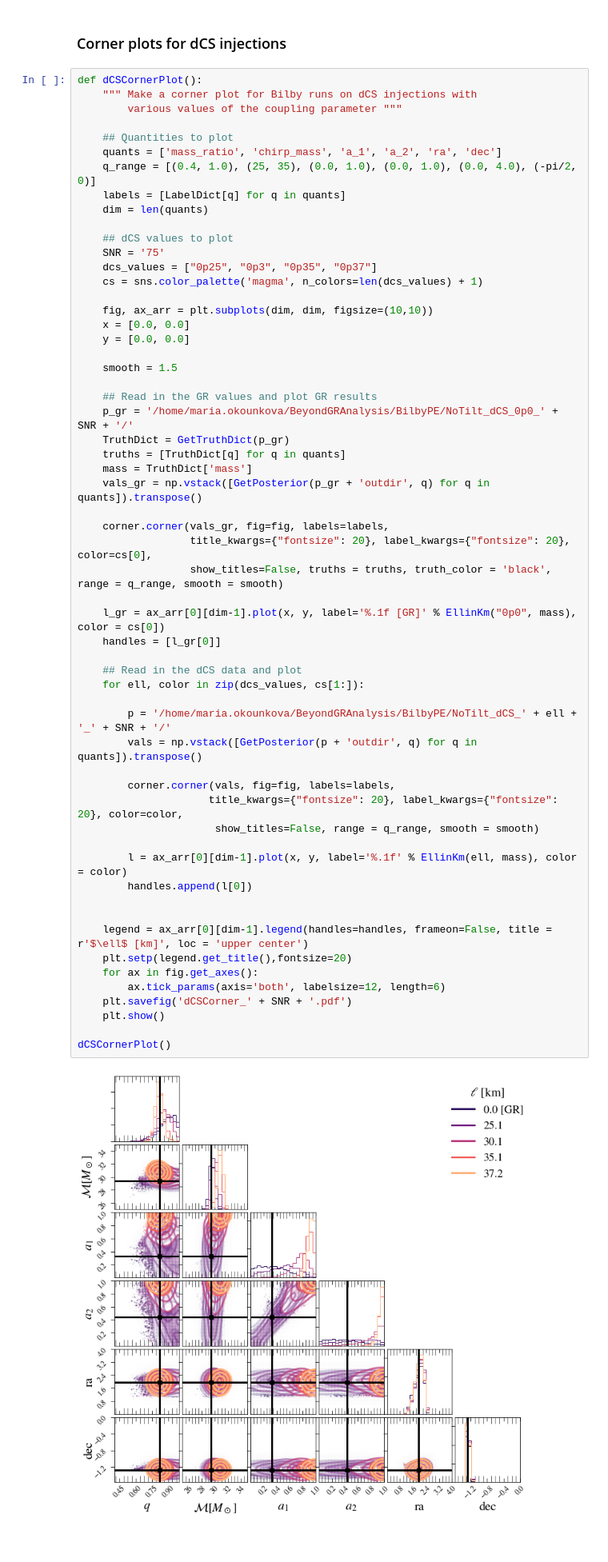
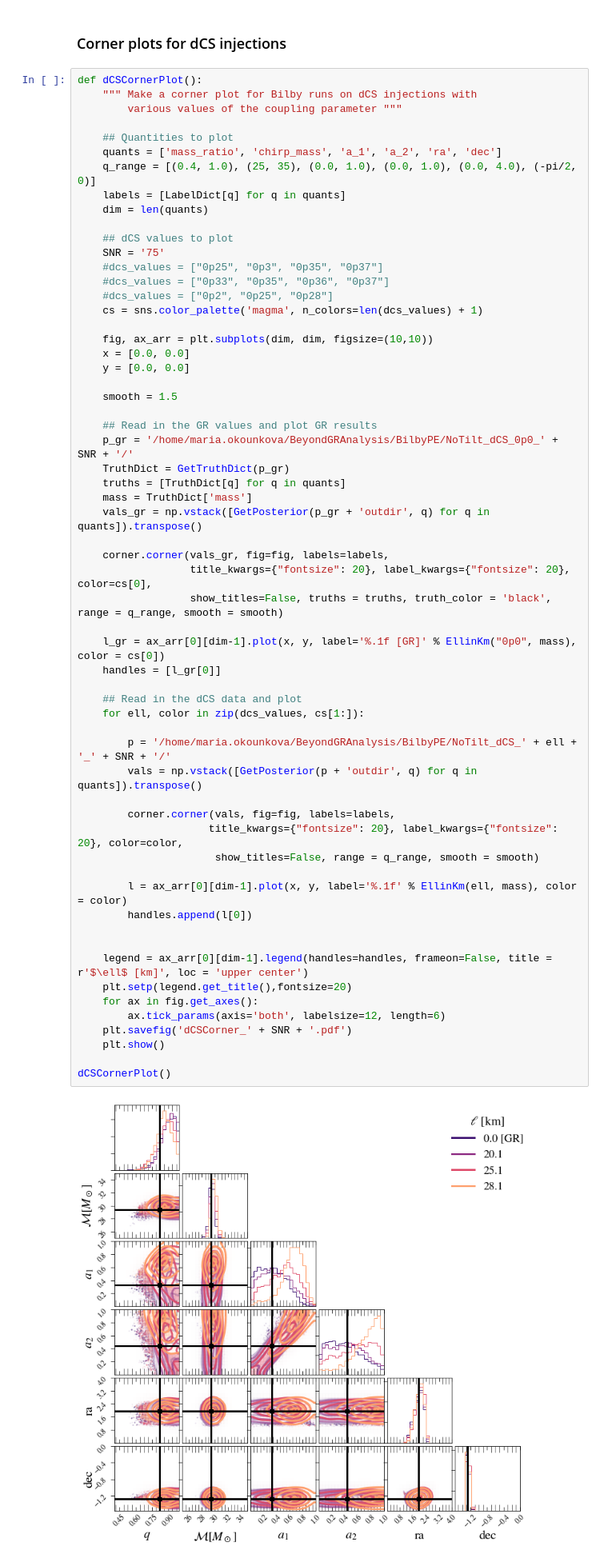
Before and after one commit to mariaokounkova/BeyondGRAnalysis, a Jupyter notebook: BilbyAnalysis.ipynb, the cells around one changed output. Shown at 80% size. Saved outputs shown, nothing was run; the diff lists cells and outputs as text.

```diff
--- a/BilbyAnalysis.ipynb
+++ b/BilbyAnalysis.ipynb
@@ -293,7 +293,9 @@ def dCSCornerPlot():
 
     ## dCS values to plot
     SNR = '75'
-    dcs_values = ["0p25", "0p3", "0p35", "0p37"]
+    #dcs_values = ["0p25", "0p3", "0p35", "0p37"]
+    #dcs_values = ["0p33", "0p35", "0p36", "0p37"]
+    #dcs_values = ["0p2", "0p25", "0p28"]
     cs = sns.color_palette('magma', n_colors=len(dcs_values) + 1)
 
     fig, ax_arr = plt.subplots(dim, dim, figsize=(10,10))
@@ -312,34 +314,34 @@ def dCSCornerPlot():
     corner.corner(vals_gr, fig=fig, labels=labels,
                   title_kwargs={"fontsize": 20}, label_kwargs={"fontsize": 20}, color=cs[0],
                   show_titles=False, truths = truths, truth_color = 'black', range = q_range, smooth = smooth)
 
     l_gr = ax_arr[0][dim-1].plot(x, y, label='%.1f [GR]' % EllinKm("0p0", mass), color = cs[0])
     handles = [l_gr[0]]
 
     ## Read in the dCS data and plot
     for ell, color in zip(dcs_values, cs[1:]):
 
         p = '/home/maria.okounkova/BeyondGRAnalysis/BilbyPE/NoTilt_dCS_' + ell + '_' + SNR + '/'
         vals = np.vstack([GetPosterior(p + 'outdir', q) for q in quants]).transpose()
 
         corner.corner(vals, fig=fig, labels=labels,
                      title_kwargs={"fontsize": 20}, label_kwargs={"fontsize": 20}, color=color,
                       show_titles=False, range = q_range, smooth = smooth)
 
         l = ax_arr[0][dim-1].plot(x, y, label='%.1f' % EllinKm(ell, mass), color = color)
         handles.append(l[0])
 
 
     legend = ax_arr[0][dim-1].legend(handles=handles, frameon=False, title = r'$\ell$ [km]', loc = 'upper center')
     plt.setp(legend.get_title(),fontsize=20)
     for ax in fig.get_axes():
         ax.tick_params(axis='both', labelsize=12, length=6)
     plt.savefig('dCSCorner_' + SNR + '.pdf')
     plt.show()
 
 dCSCornerPlot()
 # %% [output]
-[figure, old version]
+[figure, new version]
 # %% [markdown]
 ### Plot Bayes factors as a function of SNR Bilby runs
 # %%
```
Also changed, not shown: parts of 1 cell of this notebook.
